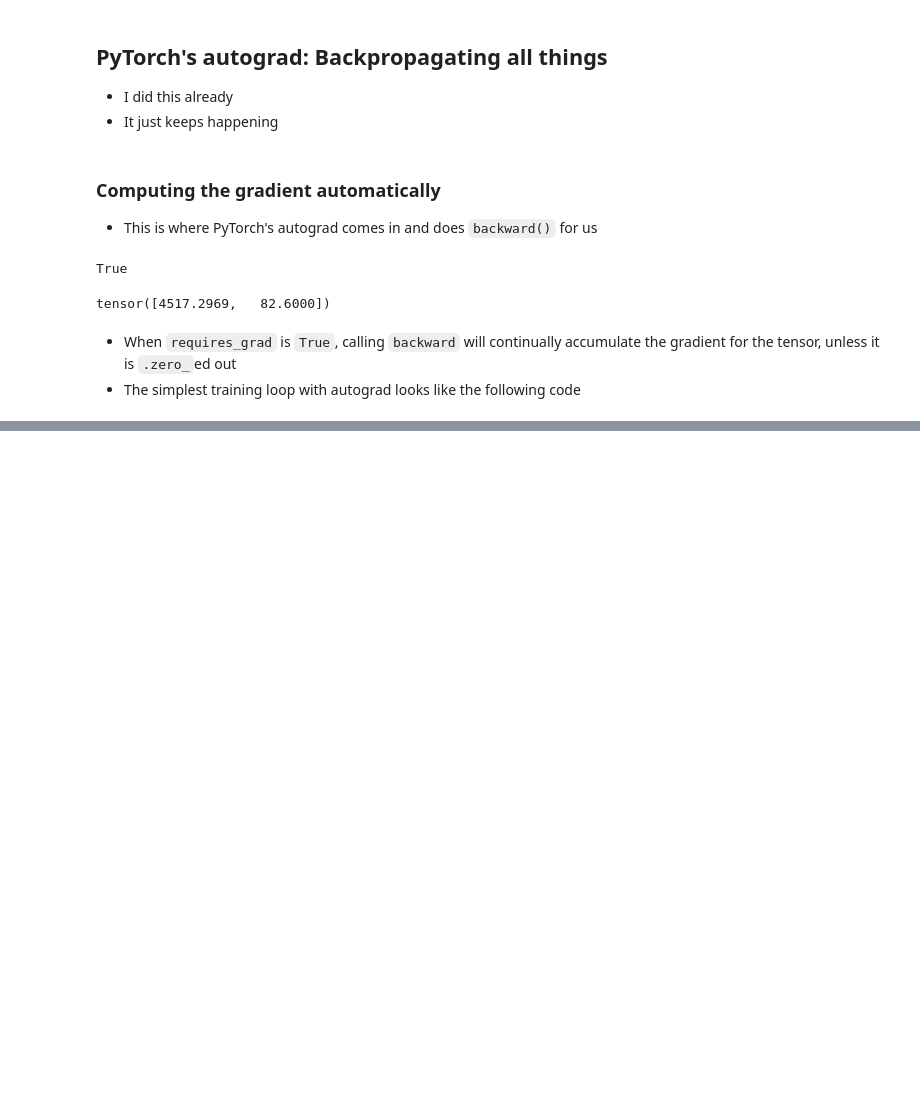
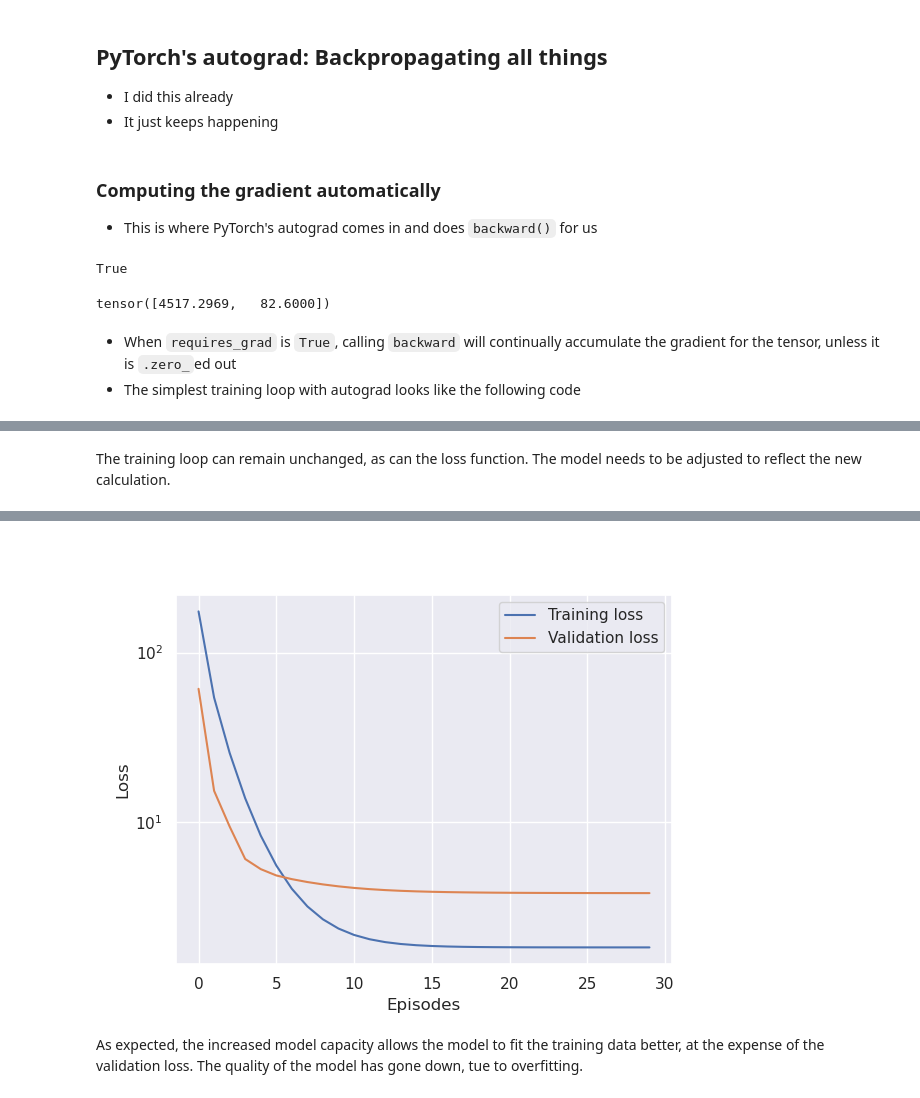
Before and after one commit to Fittiboy/journey, a Jupyter notebook: 022.2 - The mechanics of learning.ipynb, the cells around one changed output, grey strips where cells are left out. Cells and saved outputs as stored; diff of their text form; code cells hidden in the pictures; blank space fills up the shorter version.

```diff
--- a/022.2 - The mechanics of learning.ipynb
+++ b/022.2 - The mechanics of learning.ipynb
@@ -382,0 +709,2 @@ def training_loop(n_epochs, learning_rate, params, t_u, t_c):
+# %% [markdown]
+The training loop can remain unchanged, as can the loss function. The model needs to be adjusted to reflect the new calculation.
@@ -382,0 +714,48 @@ def training_loop(n_epochs, learning_rate, params, t_u, t_c):
+# %%
+def training_loop(n_epochs, optimizer, params, train_t_u, val_t_u,
+                  train_t_c, val_t_c):
+    for epoch in range(1, n_epochs + 1):
+        train_loss = calc_forward(train_t_u, train_t_c, params)
+        val_loss = calc_forward(val_t_u, val_t_c, params, is_train=False)
+
+        t_losses.append(train_loss.item())
+        v_losses.append(val_loss.item())
+
+        optimizer.zero_grad()
+        train_loss.backward()
+        optimizer.step()
+
+        if epoch <= 3 or epoch % 500 == 0:
+            print(f"Epoch {epoch}, Training loss {train_loss.item():.4f},"
+                  f" Validation loss {val_loss.item():.4f}")
+
+    return params
+# %%
+t_losses = []
+v_losses = []
+
+params = torch.tensor([1.0, 1.0, 0.0], requires_grad=True)
+learning_rate = 0.2
+optimizer = optim.SGD([params], lr=learning_rate)
+
+params = training_loop(
+    n_epochs = 30,
+    optimizer = optimizer,
+    params = params,
+    train_t_u = train_t_u_norm,
+    val_t_u = val_t_u_norm,
+    train_t_c = train_t_c,
+    val_t_c = val_t_c)
+
+print(f"\nFinal Training loss: {calc_forward(train_t_u_norm, train_t_c, params):.4f}")
+print(f"Final Validation loss: {calc_forward(val_t_u_norm, val_t_c, params):.4f}")
+
+fig, ax = plt.subplots()
+ax.plot(t_losses, label="Training loss")
+ax.plot(v_losses, label="Validation loss")
+ax.set_xlabel("Episodes")
+ax.set_ylabel("Loss")
+ax.set_yscale("log")
+ax.legend()
+plt.show()
+# %% [output]
@@ -382,0 +768,3 @@ def training_loop(n_epochs, learning_rate, params, t_u, t_c):
+[figure, added]
+# %% [markdown]
+As expected, the increased model capacity allows the model to fit the training data better, at the expense of the validation loss. The quality of the model has gone down, tue to overfitting.
```
Also changed, not shown: parts of 33 cells of this notebook, 3 other files.
